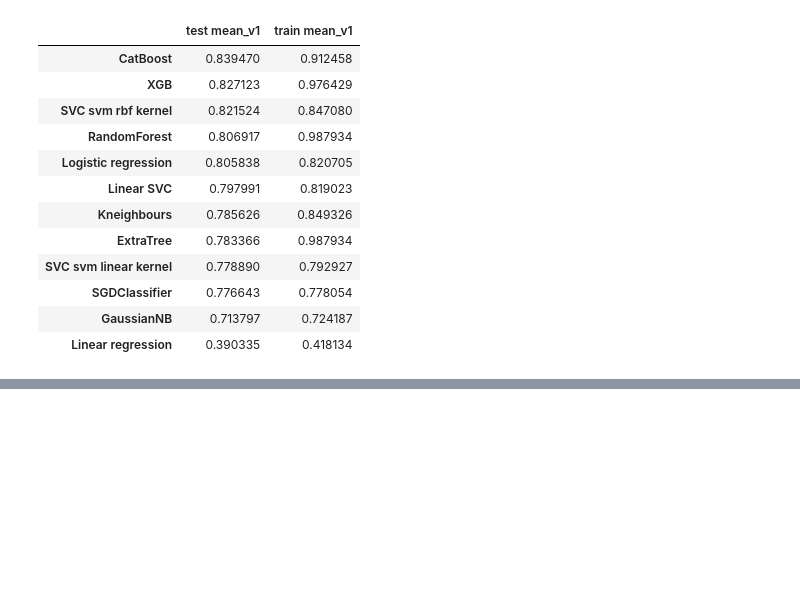
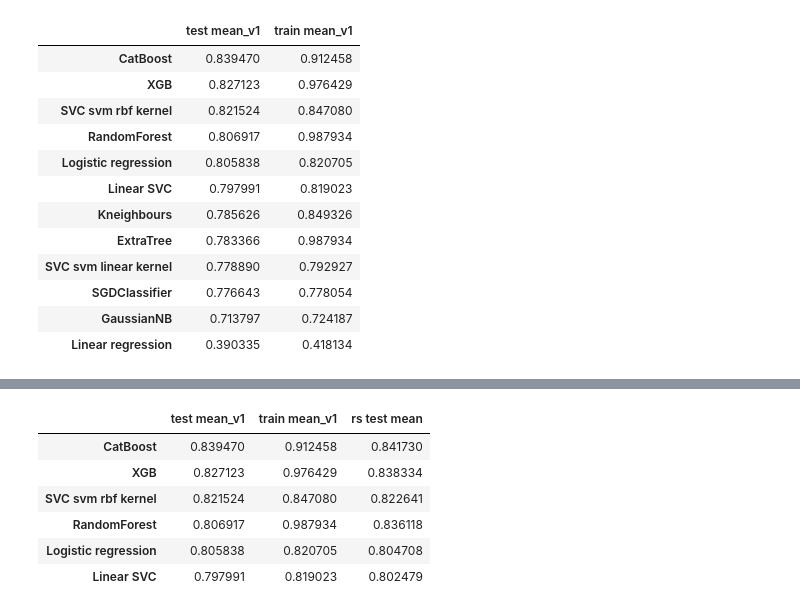
Before and after one commit to lopez-davcio/learning-journal, a Jupyter notebook: titanic-classification/titanic-analysis.ipynb, the cells around one changed output, grey strips where cells are left out. Saved outputs shown, nothing was run; the diff lists cells and outputs as text; code cells hidden in the pictures; blank space fills up the shorter version.

```diff
--- a/titanic-classification/titanic-analysis.ipynb
+++ b/titanic-classification/titanic-analysis.ipynb
@@ -758,8 +760,9 @@ dist_feat_imp
 | Pclass_3 | 2.10 | 0.00 | 2.99 | 7.17 | 8.42 |
 # %%
 # rank by test accuracy score all models (tree and distance based)
-models_rank = pd.concat([tree_scores, dist_scores], axis=0)
-models_rank.sort_values(by='test mean_v1', ascending=False)
+models_rank = (pd.concat([tree_scores, dist_scores], axis=0)
+              .sort_values(by='test mean_v1', ascending=False))
+models_rank
 # %% [output]
 |  | test mean_v1 | train mean_v1 |
 | CatBoost | 0.839470 | 0.912458 |
@@ -776,0 +946,13 @@ models_rank.sort_values(by='test mean_v1', ascending=False)
+# %%
+# compare first model fitting of tree and non-tree models test and train scores with the randomized search score
+random_search_best_scores = pd.Series(random_search_best_scores, name='rs test mean')
+models_rank = pd.concat([models_rank[:6], random_search_best_scores], axis=1)
+models_rank
+# %% [output]
+|  | test mean_v1 | train mean_v1 | rs test mean |
+| CatBoost | 0.839470 | 0.912458 | 0.841730 |
+| XGB | 0.827123 | 0.976429 | 0.838334 |
+| SVC svm rbf kernel | 0.821524 | 0.847080 | 0.822641 |
+| RandomForest | 0.806917 | 0.987934 | 0.836118 |
+| Logistic regression | 0.805838 | 0.820705 | 0.804708 |
+| Linear SVC | 0.797991 | 0.819023 | 0.802479 |
```
Also changed, not shown: parts of 6 cells of this notebook.
